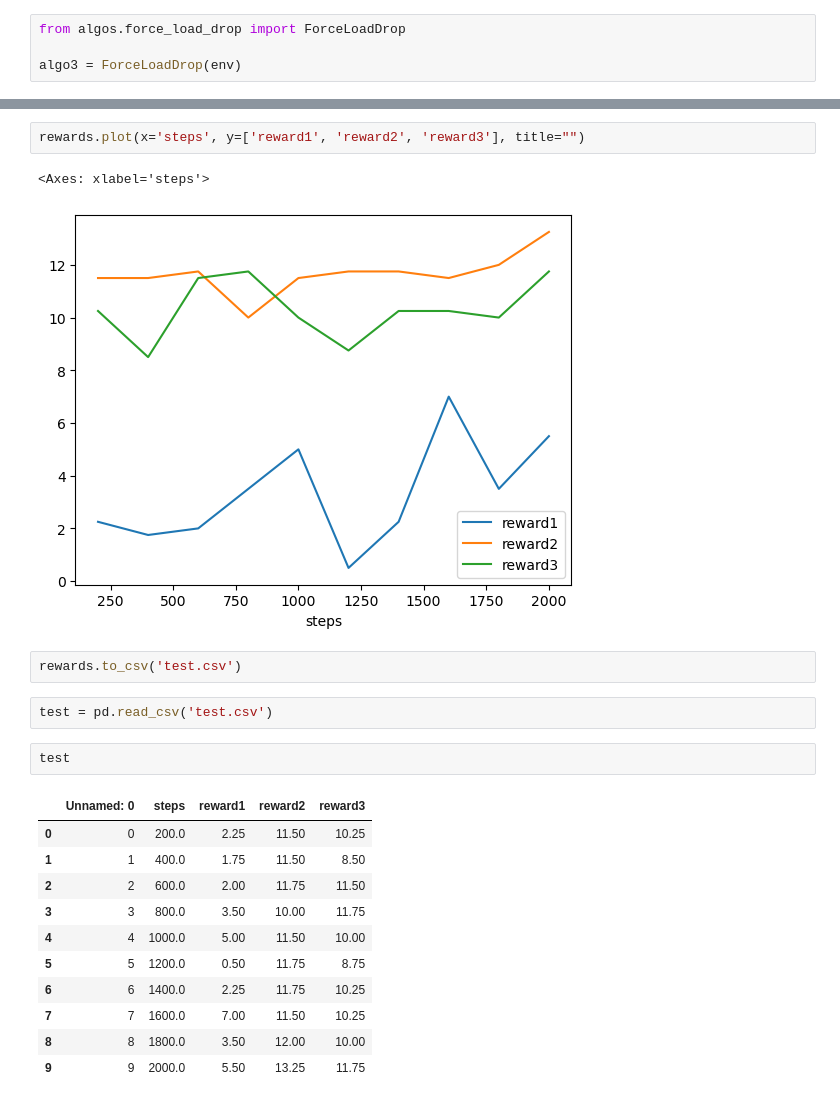
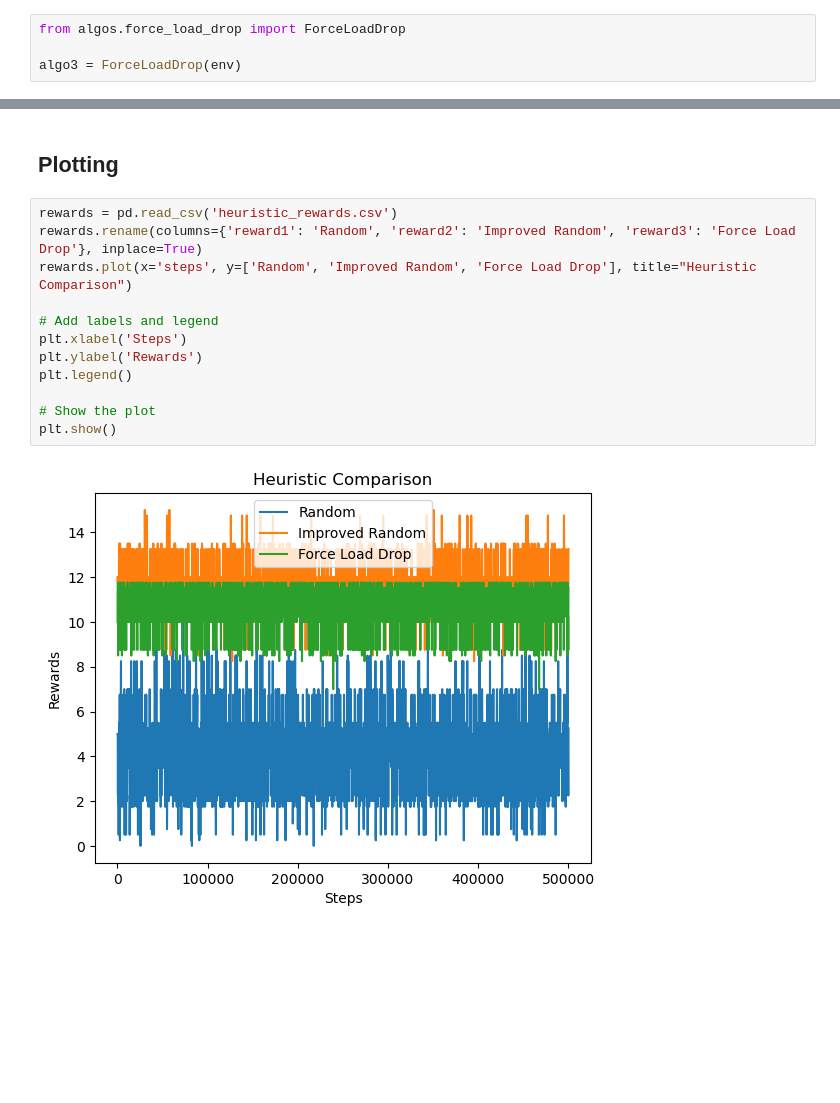
Before and after one commit to gyaanantia/thesis_work, a Jupyter notebook: heuristics/random.ipynb, the cells around one changed output, grey strips where cells are left out. Cells and saved outputs as stored; diff of their text form; blank space fills up the shorter version.

```diff
--- a/heuristics/random.ipynb
+++ b/heuristics/random.ipynb
@@ -163,23 +76,16 @@ rewards
-# %%
-rewards.plot(x='steps', y=['reward1', 'reward2', 'reward3'], title="")
-# %% [output]
-<Axes: xlabel='steps'>
-[figure, removed]
-# %%
-rewards.to_csv('test.csv')
-# %%
-test = pd.read_csv('test.csv')
-# %%
-test
-# %% [output]
-|  | Unnamed: 0 | steps | reward1 | reward2 | reward3 |
-| 0 | 0 | 200.0 | 2.25 | 11.50 | 10.25 |
-| 1 | 1 | 400.0 | 1.75 | 11.50 | 8.50 |
-| 2 | 2 | 600.0 | 2.00 | 11.75 | 11.50 |
-| 3 | 3 | 800.0 | 3.50 | 10.00 | 11.75 |
-| 4 | 4 | 1000.0 | 5.00 | 11.50 | 10.00 |
-| 5 | 5 | 1200.0 | 0.50 | 11.75 | 8.75 |
-| 6 | 6 | 1400.0 | 2.25 | 11.75 | 10.25 |
-| 7 | 7 | 1600.0 | 7.00 | 11.50 | 10.25 |
-| 8 | 8 | 1800.0 | 3.50 | 12.00 | 10.00 |
-| 9 | 9 | 2000.0 | 5.50 | 13.25 | 11.75 |
+# %% [markdown]
+## Plotting
+# %%
+rewards = pd.read_csv('heuristic_rewards.csv')
+rewards.rename(columns={'reward1': 'Random', 'reward2': 'Improved Random', 'reward3': 'Force Load Drop'}, inplace=True)
+rewards.plot(x='steps', y=['Random', 'Improved Random', 'Force Load Drop'], title="Heuristic Comparison")
+
+# Add labels and legend
+plt.xlabel('Steps')
+plt.ylabel('Rewards')
+plt.legend()
+
+# Show the plot
+plt.show()
+# %% [output]
+[figure, added]
```
Also changed, not shown: parts of 9 cells of this notebook, 2 other files.
